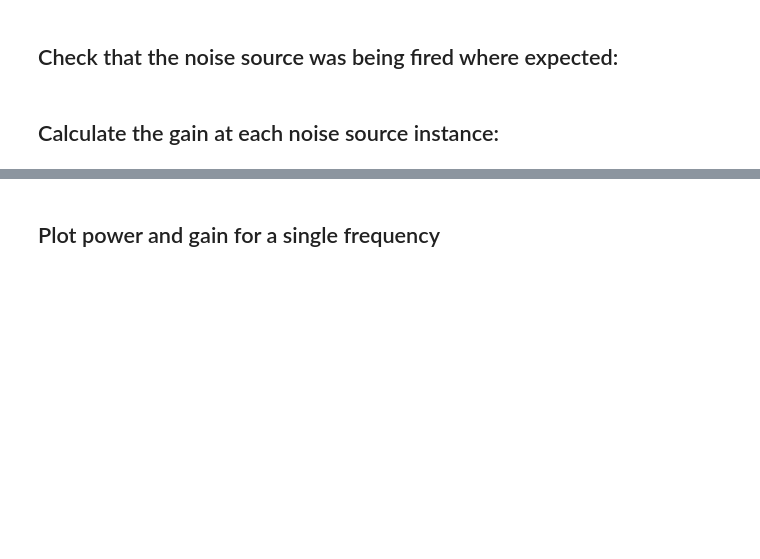
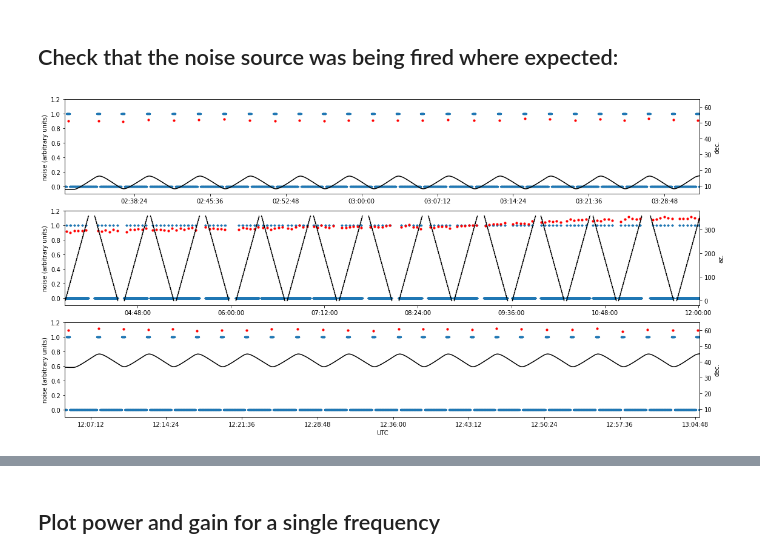
Before and after one commit to aordog/dva_pipeline, a Jupyter notebook: dva_noisesrc_gain_correction.ipynb, the cells around one changed output, grey strips where cells are left out. Cells and saved outputs as stored; diff of their text form; code cells hidden in the pictures; blank space fills up the shorter version.

Commit message:
put data in noise source units

```diff
--- a/dva_noisesrc_gain_correction.ipynb
+++ b/dva_noisesrc_gain_correction.ipynb
@@ -7,5 +9,4 @@
 # %%
-#import dva_sdhdf_combine
 import imp
 import os
 import subprocess
@@ -25,10 +26,14 @@ from scipy import interpolate
 from operator import itemgetter
 from itertools import groupby
 from astropy.convolution import convolve, Box1DKernel
+import gc
 
-day ='09'
+phase = '1'
+day ='20'
 trim_rast_exist = False
 trim_az_exist = True
+Nm = 1 # number of morning raster scans
+Ne = 1 # number of evening raster scans
 
 #### Change the directory to where the files are located" ####
 #dir_in = '/media/ordoga/DVA_data/survey_phase1_day'+day+'/'
@@ -37,9 +42,9 @@ trim_az_exist = True
 
 ### Use these directories on elephant: ###################
 dir_in_rast  = '/srv/data/dva/survey_raster/'
-dir_out_rast = '/srv/data/dva/survey_raster_gain_corr/'
+dir_out_rast = '/srv/data/dva/survey_raster_noise_corr/'
 dir_in_az    = '/srv/data/dva/survey_azimuth_scans/'
-dir_out_az    = '/srv/data/dva/survey_azimuth_scans_gain_corr/'
+dir_out_az    = '/srv/data/dva/survey_azimuth_scans_noise_corr/'
 ###########################################################
 # %% [markdown]
 ## Read in files listing start and stop times for azimuth and raster scans:
@@ -198,31 +368,45 @@ t_weath_plt = t_weath_fix.mjd
 # %% [markdown]
 ## Check that the noise source was being fired where expected:
 # %%
-fig1, axs = plt.subplots(3,1,figsize=(20,8))
+fig1, axs = plt.subplots(3,1,figsize=(16,8))
+
+ii = 7000
 
 axs[0].scatter(t_set_plt,noise,s=5)
-axs[0].set_xlim(raster1_start_mjd,raster1_stop_mjd)
+axs[0].set_xlim(raster1_start_mjd[0],raster1_stop_mjd[-1])
 axs2 = axs[0].twinx()
 axs2.plot(t_set_plt,dec,color='k')
+axs[0].scatter(t_noise,LL_dnoise_arr[:,ii]/np.nanmean(LL_dnoise_arr[:,ii]),s=10,c='red')
 #axs2.set_xlim(raster1_start_mjd,raster1_stop_mjd)
-axs2.set_ylim(7.5,17)
+axs2.set_ylim(5,65)
+axs2.set_ylabel('dec.')
 
 axs[1].scatter(t_set_plt,noise,s=5)
 axs[1].set_xlim(scan_start_mjd[0],scan_stop_mjd[-1])
 axs2 = axs[1].twinx()
-axs2.scatter(t_set_plt,az,color='k',s=0.1)
+axs2.scatter(t_set_plt,az,color='k',s=0.01)
+axs[1].scatter(t_noise,LL_dnoise_arr[:,ii]/np.nanmean(LL_dnoise_arr[:,ii]),s=10,c='red')
 #axs2.set_xlim(scan_start_mjd[0],scan_stop_mjd[-1])
 axs2.set_ylim(-20,380)
+axs2.set_ylabel('az.')
 
 axs[2].scatter(t_set_plt,noise,s=5)
-axs[2].set_xlim(raster2_start_mjd,raster2_stop_mjd)
+axs[2].set_xlim(raster2_start_mjd[0],raster2_stop_mjd[-1])
 axs2 = axs[2].twinx()
 axs2.plot(t_set_plt,dec,color='k')
+axs[2].scatter(t_noise,LL_dnoise_arr[:,ii]/np.nanmean(LL_dnoise_arr[:,ii]),s=10,c='red')
 #axs2.set_xlim(raster1_start_mjd,raster1_stop_mjd)
-axs2.set_ylim(36,46)
+axs2.set_ylim(5,65)
+axs2.set_ylabel('dec.')
 
 for i in range(0,3):
     axs[i].xaxis.set_major_formatter(mdates.DateFormatter('%H:%M:%S'))
     axs[i].fmt_xdata = mdates.DateFormatter('%H:%M:%S')
+    axs[i].set_ylim(-0.1,1.2)
+    axs[i].set_ylabel('noise (arbitrary units)')
+axs[2].set_xlabel('UTC')
+
+plt.tight_layout()
+plt.savefig('../DVA_PLOTS/noise_gain_corr/noise_firing_phase'+phase+'_day'+day+'.png')
+# %% [output]
+[figure, added]
-# %% [markdown]
-## Calculate the gain at each noise source instance:
```
Also changed, not shown: parts of 34 cells of this notebook.
